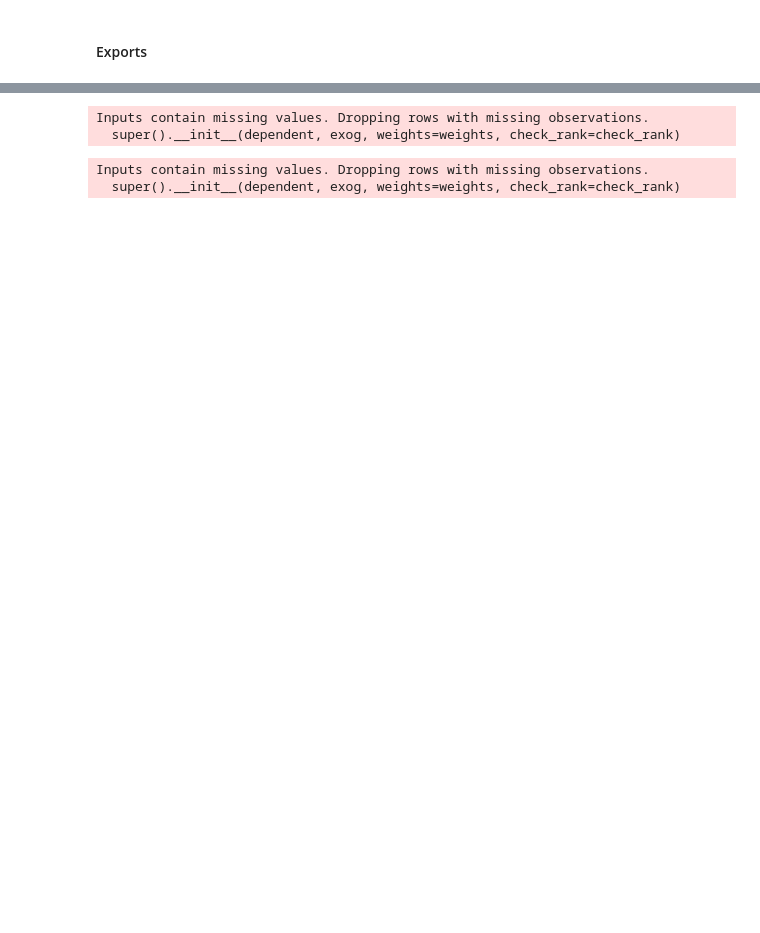
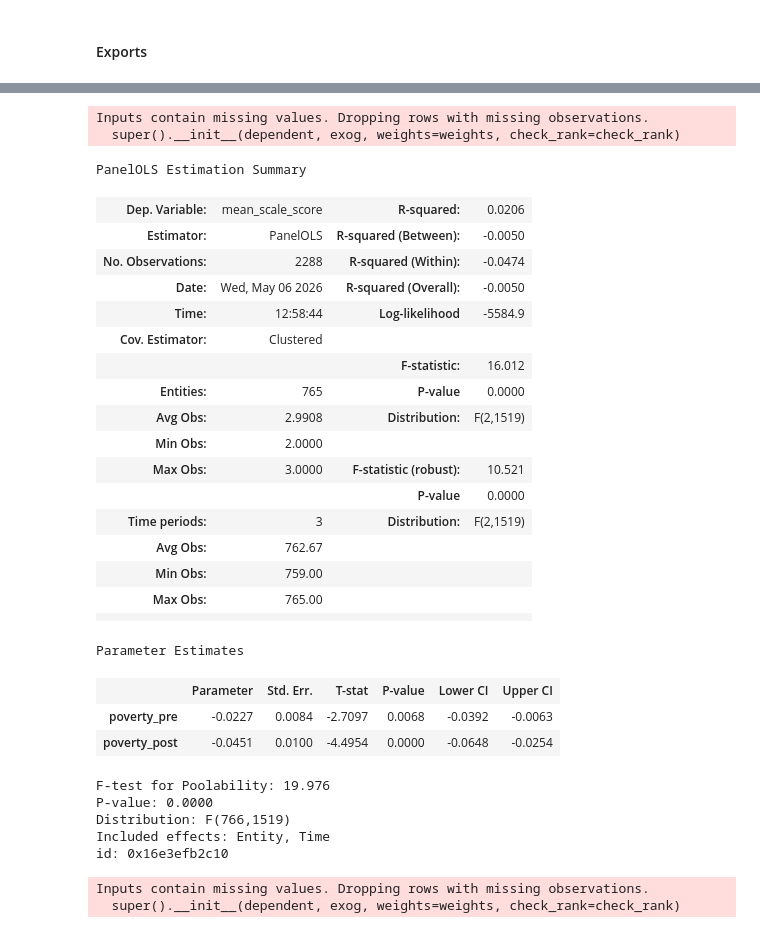
Before and after one commit to madisonajones/Master-s-Project, a Jupyter notebook: Week10_11_New_Models.ipynb, the cells around one changed output, grey strips where cells are left out. Drawn from its saved outputs; the diff is of its cells as text; code cells hidden in the pictures; blank space fills up the shorter version.

```diff
--- a/Week10_11_New_Models.ipynb
+++ b/Week10_11_New_Models.ipynb
@@ -566,13 +530,42 @@ def run_grade_model(data):
     ).fit(cov_type='clustered', cluster_entity=True)
 
     return model
-
-
-
-model_3_test = run_grade_model(data3_test)
-# %% [output]
-Inputs contain missing values. Dropping rows with missing observations.
-  super().__init__(dependent, exog, weights=weights, check_rank=check_rank)
+# %%
+data3_test.reset_index(inplace=True)
+model_3_test = run_grade_model(data3_test)
+# %% [output]
+Inputs contain missing values. Dropping rows with missing observations.
+  super().__init__(dependent, exog, weights=weights, check_rank=check_rank)
+# %%
+model_3_test
+# %% [output]
+PanelOLS Estimation Summary
+| Dep. Variable: | mean_scale_score | R-squared: | 0.0206 |
+| Estimator: | PanelOLS | R-squared (Between): | -0.0050 |
+| No. Observations: | 2288 | R-squared (Within): | -0.0474 |
+| Date: | Wed, May 06 2026 | R-squared (Overall): | -0.0050 |
+| Time: | 12:58:44 | Log-likelihood | -5584.9 |
+| Cov. Estimator: | Clustered |  |  |
+|  |  | F-statistic: | 16.012 |
+| Entities: | 765 | P-value | 0.0000 |
+| Avg Obs: | 2.9908 | Distribution: | F(2,1519) |
+| Min Obs: | 2.0000 |  |  |
+| Max Obs: | 3.0000 | F-statistic (robust): | 10.521 |
+|  |  | P-value | 0.0000 |
+| Time periods: | 3 | Distribution: | F(2,1519) |
+| Avg Obs: | 762.67 |  |  |
+| Min Obs: | 759.00 |  |  |
+| Max Obs: | 765.00 |  |  |
+|  |  |  |  |
+Parameter Estimates
+|  | Parameter | Std. Err. | T-stat | P-value | Lower CI | Upper CI |
+| poverty_pre | -0.0227 | 0.0084 | -2.7097 | 0.0068 | -0.0392 | -0.0063 |
+| poverty_post | -0.0451 | 0.0100 | -4.4954 | 0.0000 | -0.0648 | -0.0254 |
+F-test for Poolability: 19.976
+P-value: 0.0000
+Distribution: F(766,1519)
+Included effects: Entity, Time
+id: 0x16e3efb2c10
 # %%
 data4_test = data4.reset_index(['DBN', 'Year'])
 
```
Also changed, not shown: parts of 34 cells of this notebook, 7 other files.
